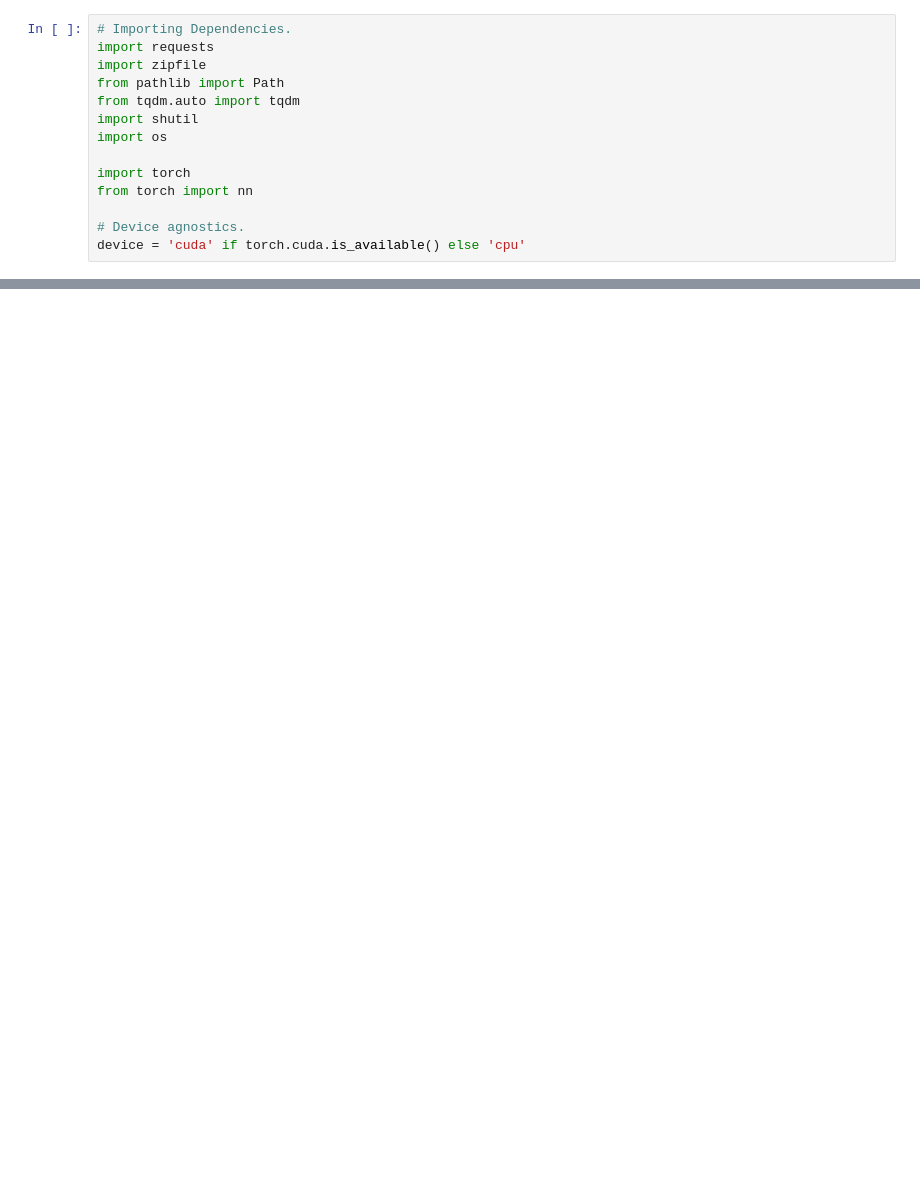
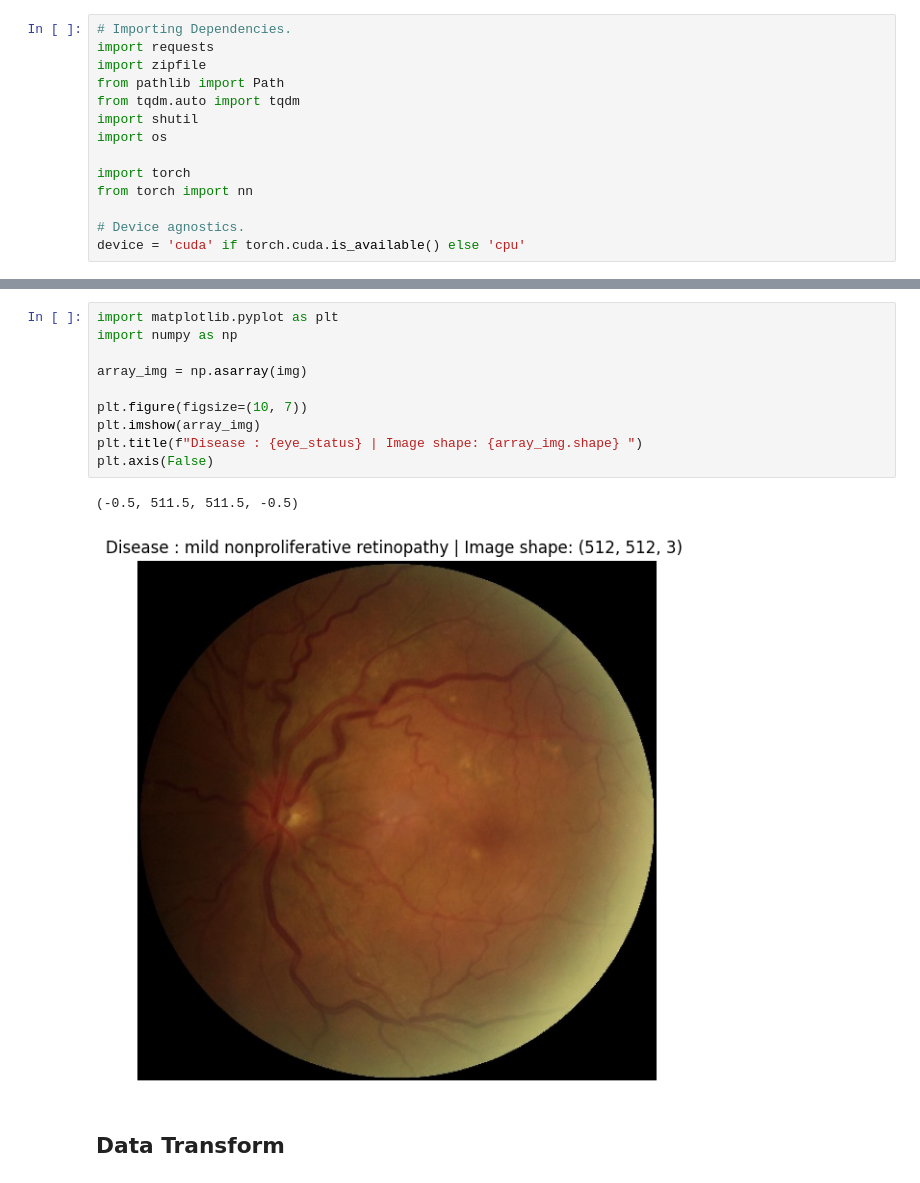
Before and after one commit to Vise-1/Eye_Disease_Classification_via_ML, a Jupyter notebook: Model_Eye_Disease_Classification.ipynb, the cells around one changed output, grey strips where cells are left out. Drawn from its saved outputs; the diff is of its cells as text; blank space fills up the shorter version.

```diff
--- a/Model_Eye_Disease_Classification.ipynb
+++ b/Model_Eye_Disease_Classification.ipynb
@@ -43,0 +150,15 @@ Unzipping Eye Disease Dataset...
+# %%
+import matplotlib.pyplot as plt
+import numpy as np
+
+array_img = np.asarray(img)
+
+plt.figure(figsize=(10, 7))
+plt.imshow(array_img)
+plt.title(f"Disease : {eye_status} | Image shape: {array_img.shape} ")
+plt.axis(False)
+# %% [output]
+(-0.5, 511.5, 511.5, -0.5)
+[figure, added]
+# %% [markdown]
+## Data Transform
```
Also changed, not shown: parts of 15 cells of this notebook.
